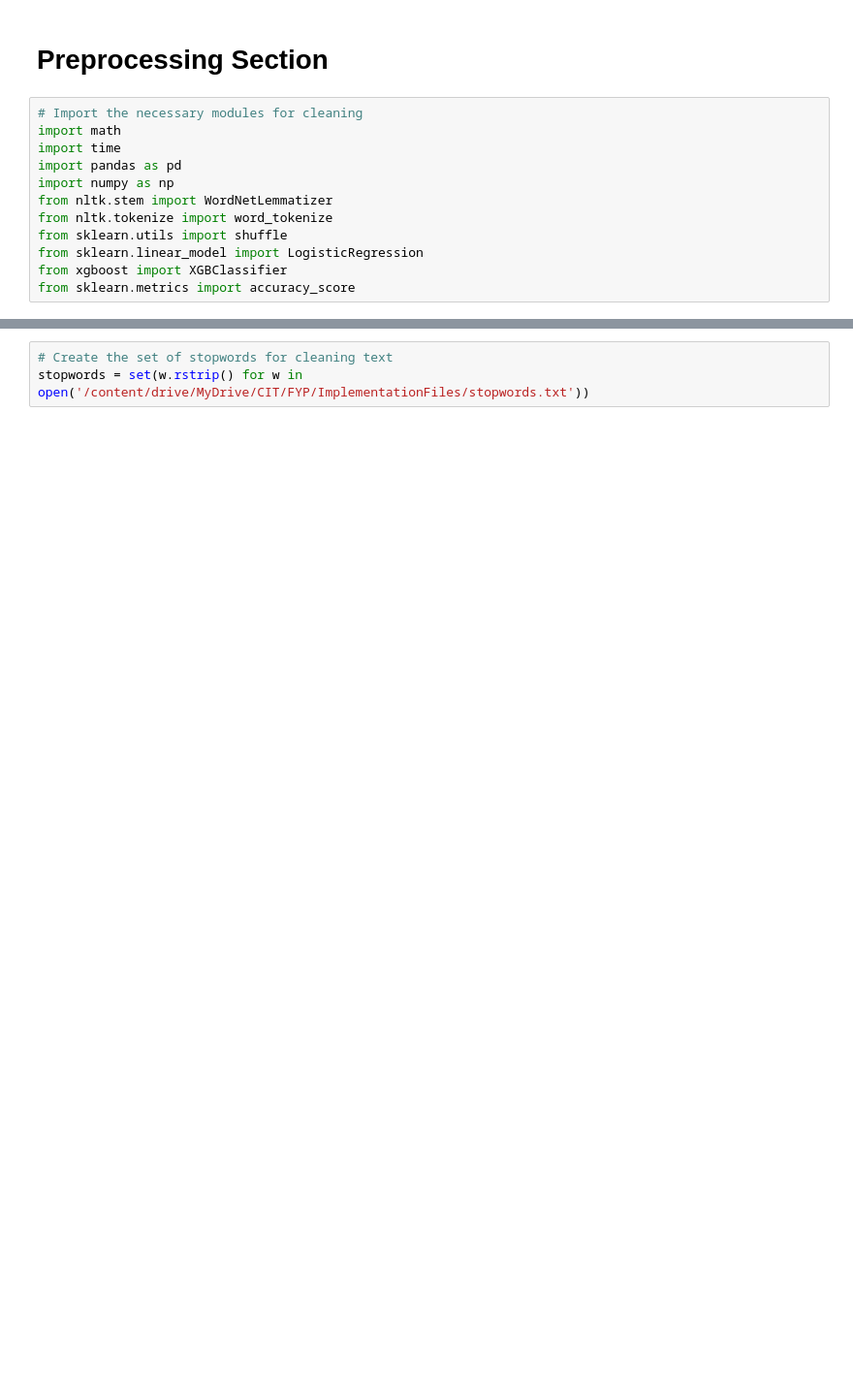
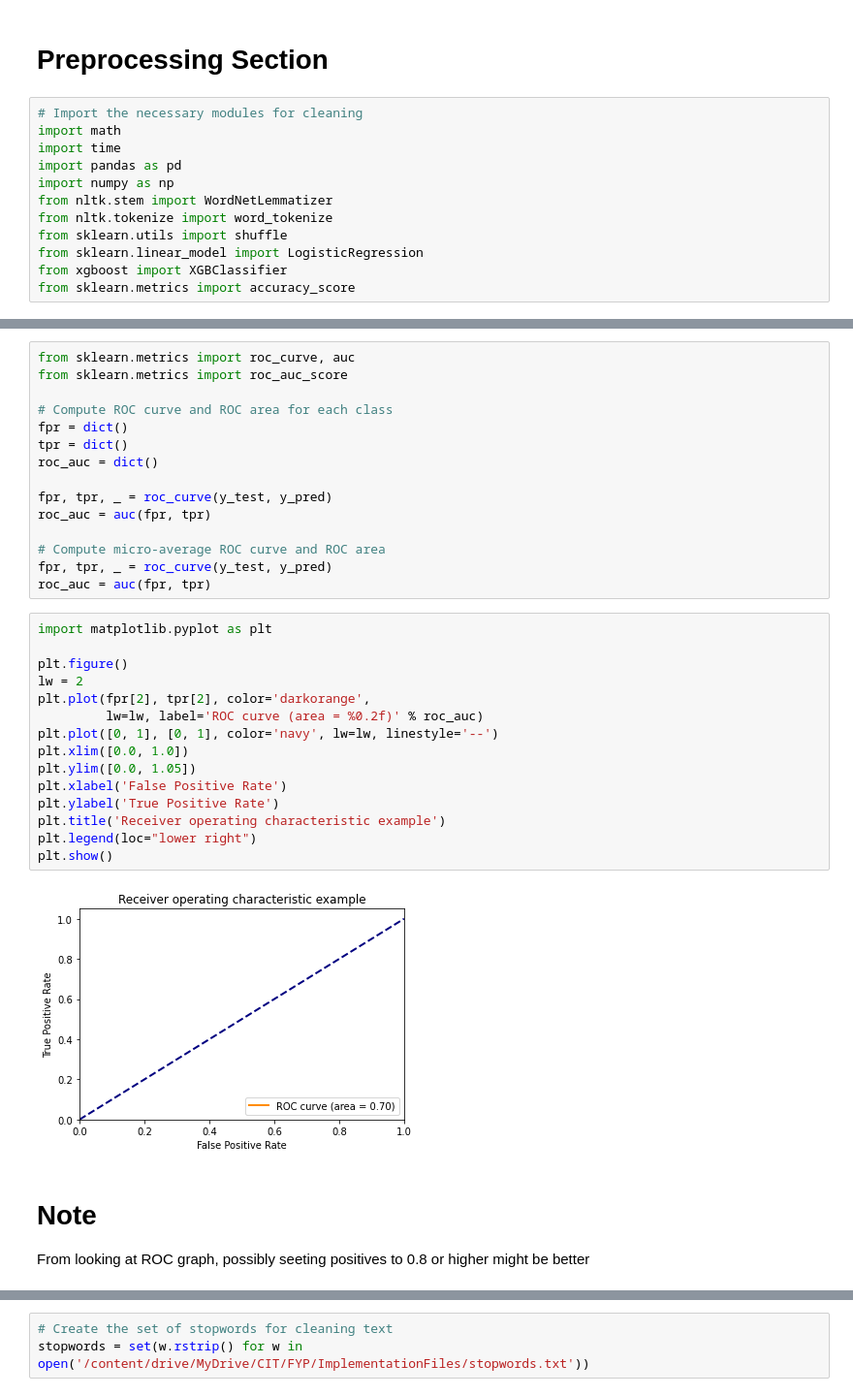
Before and after one commit to CianOSull/AutoML_With_SA_FYP_2021, a Jupyter notebook: MainNotebook.ipynb, the cells around one changed output, grey strips where cells are left out. Shown at 97% size. Saved outputs shown, nothing was run; the diff lists cells and outputs as text; blank space fills up the shorter version.

```diff
--- a/MainNotebook.ipynb
+++ b/MainNotebook.ipynb
@@ -53,0 +390,35 @@ from sklearn.metrics import accuracy_score
+# %%
+from sklearn.metrics import roc_curve, auc
+from sklearn.metrics import roc_auc_score
+
+# Compute ROC curve and ROC area for each class
+fpr = dict()
+tpr = dict()
+roc_auc = dict()
+
+fpr, tpr, _ = roc_curve(y_test, y_pred)
+roc_auc = auc(fpr, tpr)
+
+# Compute micro-average ROC curve and ROC area
+fpr, tpr, _ = roc_curve(y_test, y_pred)
+roc_auc = auc(fpr, tpr)
+# %%
+import matplotlib.pyplot as plt
+
+plt.figure()
+lw = 2
+plt.plot(fpr[2], tpr[2], color='darkorange',
+         lw=lw, label='ROC curve (area = %0.2f)' % roc_auc)
+plt.plot([0, 1], [0, 1], color='navy', lw=lw, linestyle='--')
+plt.xlim([0.0, 1.0])
+plt.ylim([0.0, 1.05])
+plt.xlabel('False Positive Rate')
+plt.ylabel('True Positive Rate')
+plt.title('Receiver operating characteristic example')
+plt.legend(loc="lower right")
+plt.show()
+# %% [output]
+[figure, added]
+# %% [markdown]
+# Note
+From looking at ROC graph, possibly seeting positives to 0.8 or higher might be better
```
Also changed, not shown: parts of 77 cells of this notebook.
